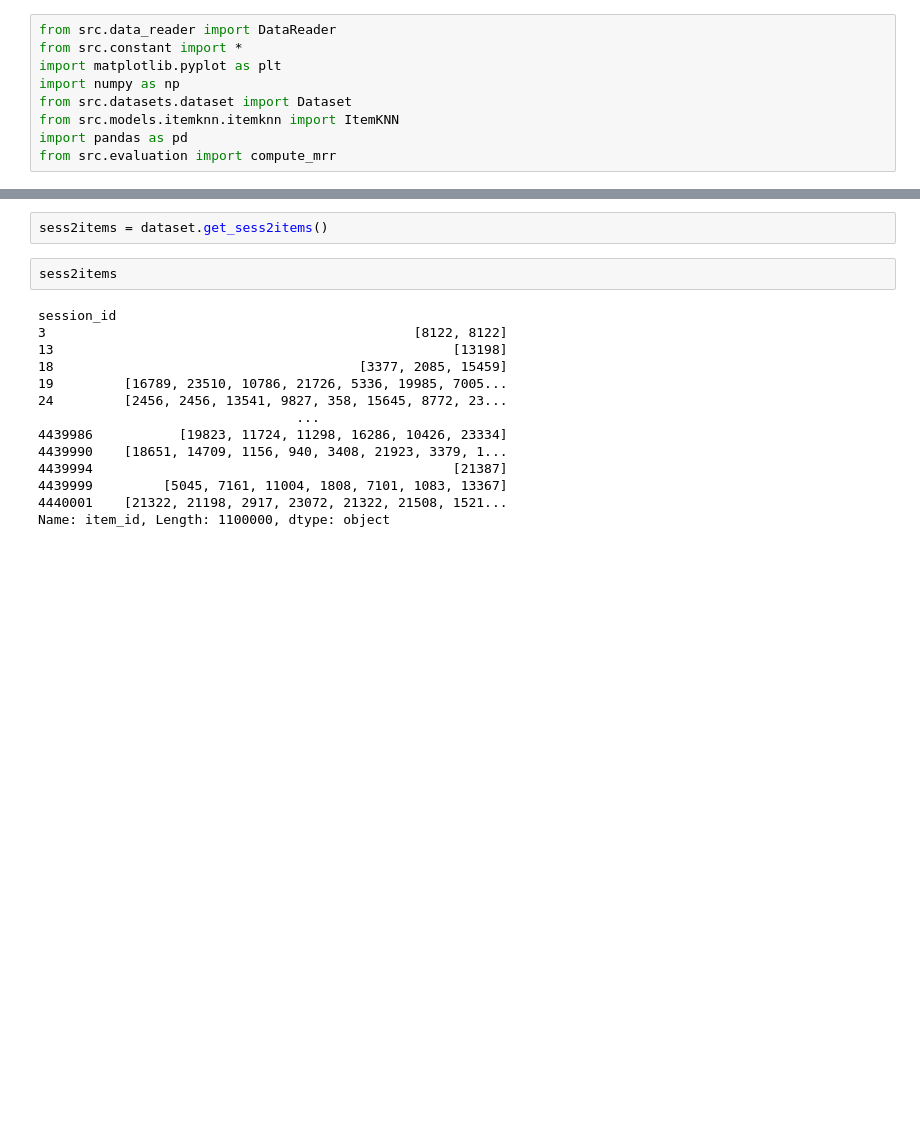
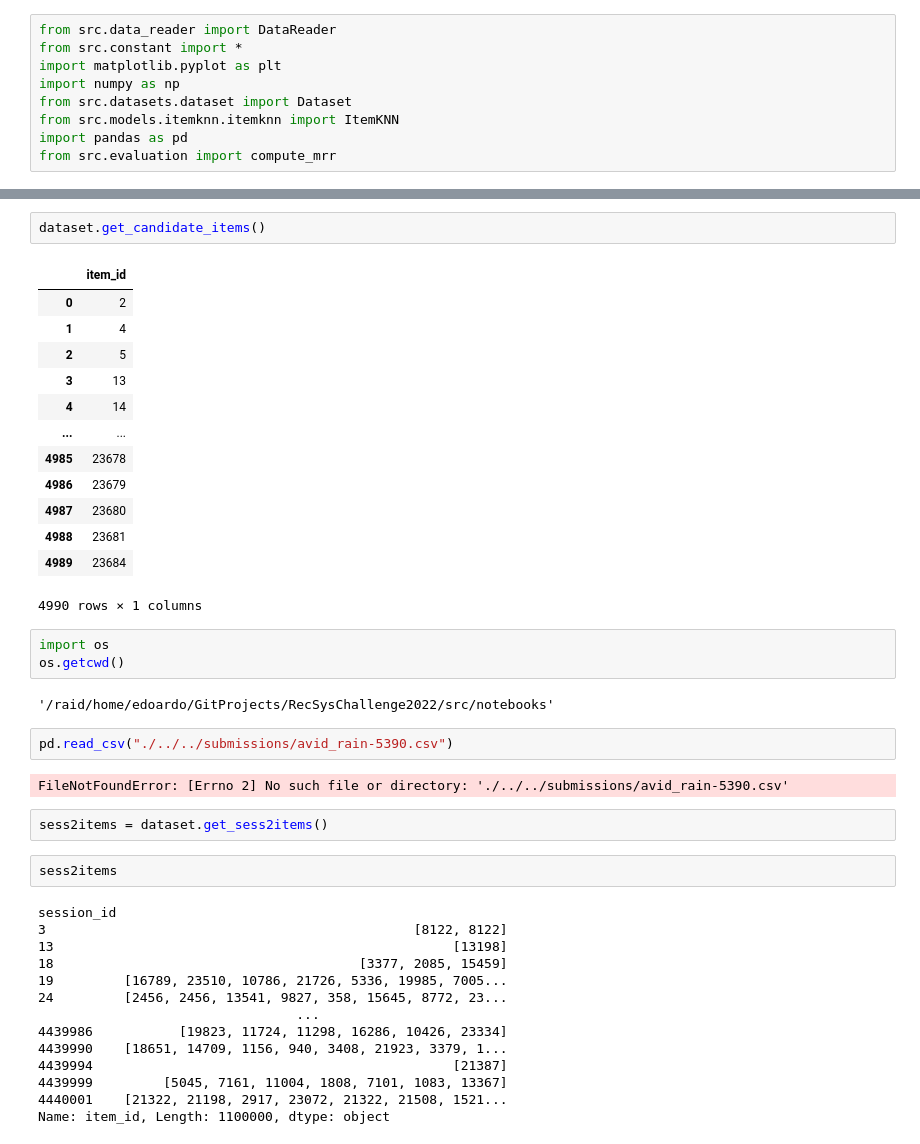
Before and after one commit to damicoedoardo/RecSysChallenge2022, a Jupyter notebook: src/notebooks/13_04_item_features.ipynb, the cells around one changed output, grey strips where cells are left out. Cells and saved outputs as stored; diff of their text form; blank space fills up the shorter version.

```diff
--- a/src/notebooks/13_04_item_features.ipynb
+++ b/src/notebooks/13_04_item_features.ipynb
@@ -15,3 +32,28 @@ val, val_label = split_dict[VAL]
+# %%
+dataset.get_candidate_items()
+# %% [output]
+|  | item_id |
+| 0 | 2 |
+| 1 | 4 |
+| 2 | 5 |
+| 3 | 13 |
+| 4 | 14 |
+| ... | ... |
+| 4985 | 23678 |
+| 4986 | 23679 |
+| 4987 | 23680 |
+| 4988 | 23681 |
+| 4989 | 23684 |
+4990 rows × 1 columns
+# %%
+import os
+os.getcwd()
+# %% [output]
+'/raid/home/edoardo/GitProjects/RecSysChallenge2022/src/notebooks'
+# %%
+pd.read_csv("./../../submissions/avid_rain-5390.csv")
+# %% [output]
+FileNotFoundError: [Errno 2] No such file or directory: './../../submissions/avid_rain-5390.csv'
 # %%
 sess2items = dataset.get_sess2items()
 # %%
```
Also changed, not shown: parts of 2 cells of this notebook, 5 other files.
